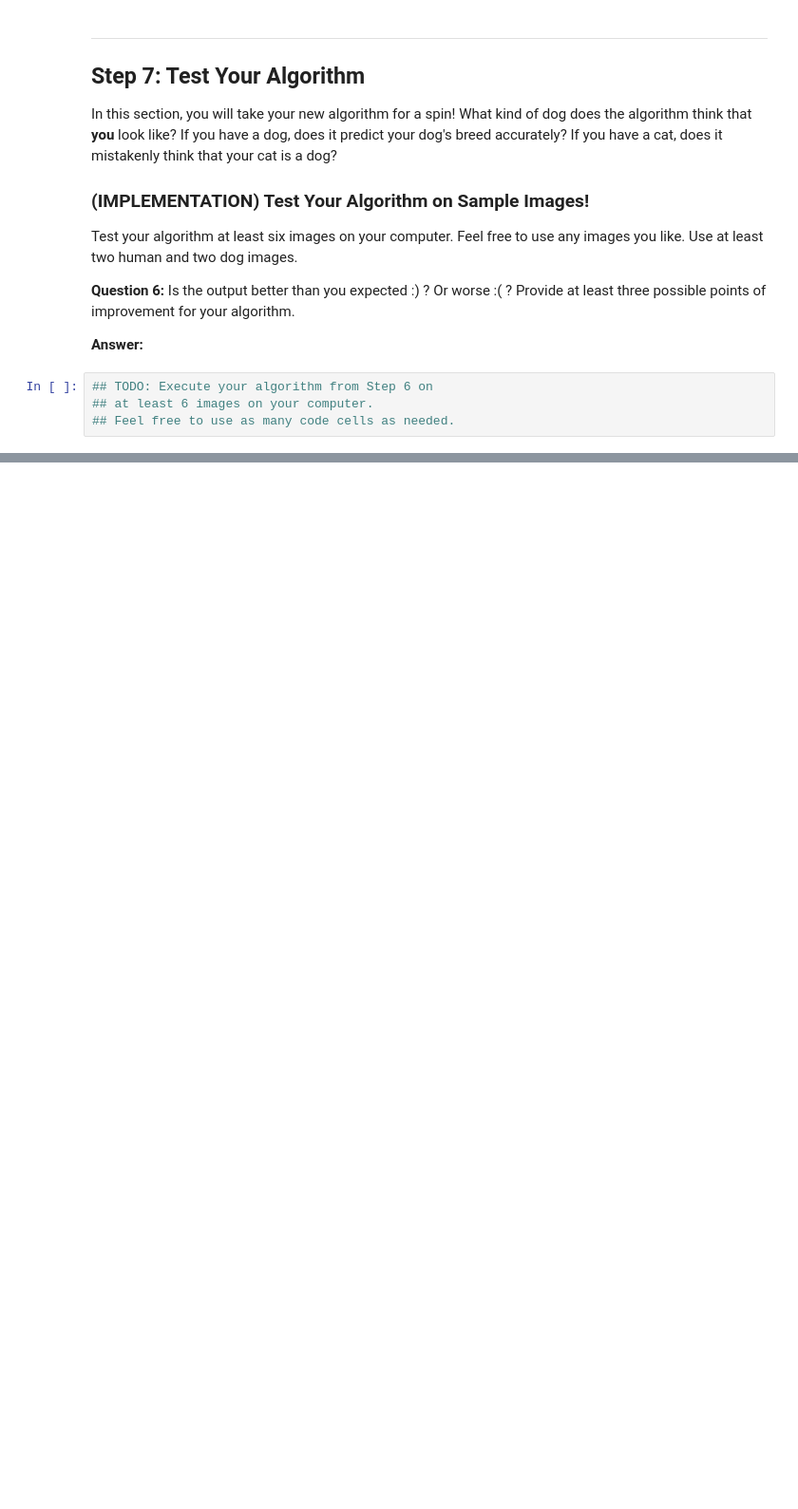
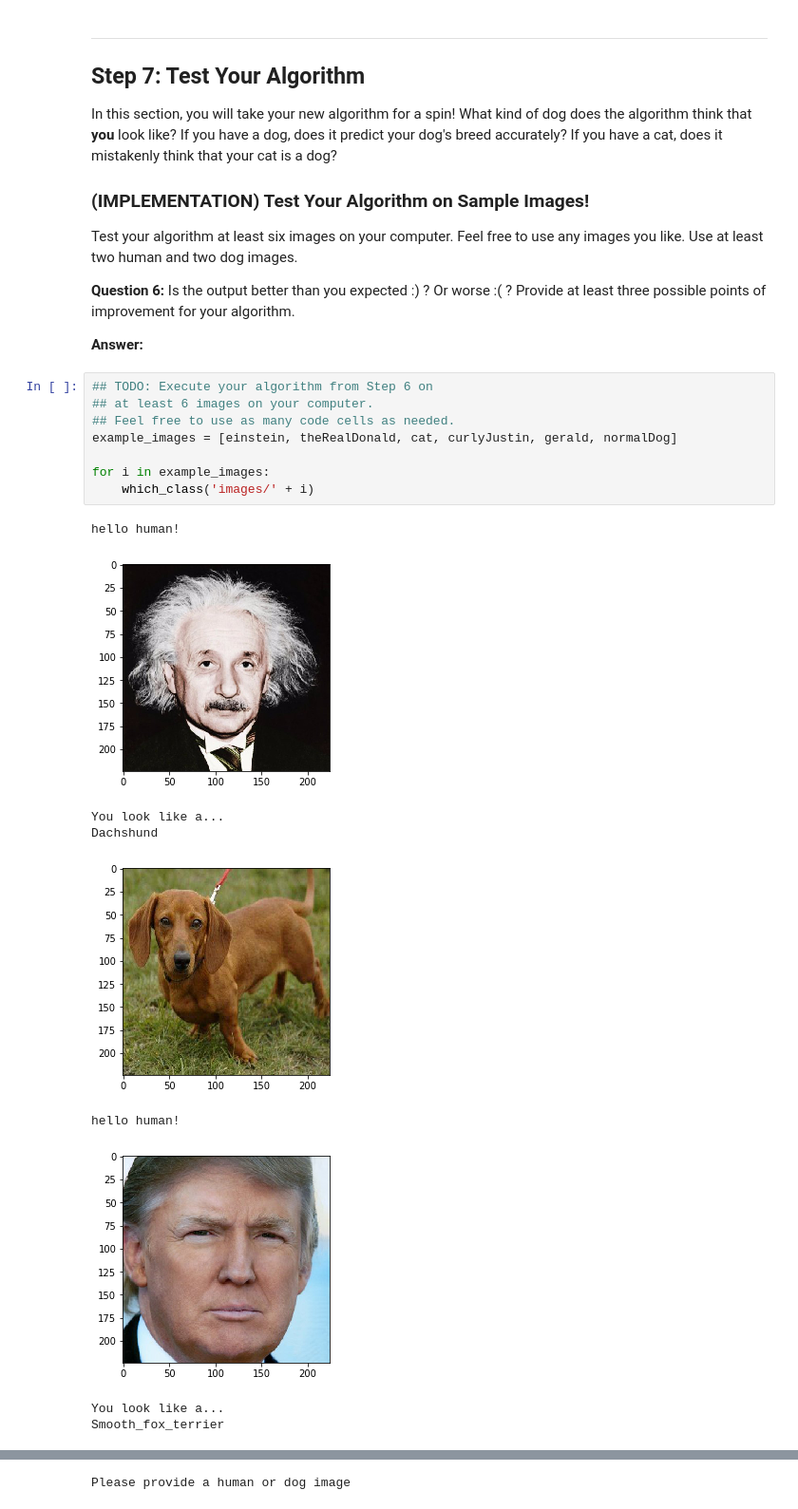
Before and after one commit to stasSajin/courses, a Jupyter notebook: udacity_deep_learning_specialization/module_2_cnn/dog-project/dog_app.ipynb, the cells around one changed output, grey strips where cells are left out. Shown at 95% size. Drawn from its saved outputs; the diff is of its cells as text; blank space fills up the shorter version.

```diff
--- a/udacity_deep_learning_specialization/module_2_cnn/dog-project/dog_app.ipynb
+++ b/udacity_deep_learning_specialization/module_2_cnn/dog-project/dog_app.ipynb
@@ -664,4 +851,18 @@ __Answer:__
 # %%
 ## TODO: Execute your algorithm from Step 6 on
 ## at least 6 images on your computer.
 ## Feel free to use as many code cells as needed.
+example_images = [einstein, theRealDonald, cat, curlyJustin, gerald, normalDog]
+
+for i in example_images:
+    which_class('images/' + i)
+# %% [output]
+hello human!
+[figure, added]
+You look like a...
+Dachshund
+[figure, added]
+hello human!
+[figure, added]
+You look like a...
+Smooth_fox_terrier
@@ -667,0 +870 @@ __Answer:__
+Please provide a human or dog image
```
Also changed, not shown: parts of 38 cells of this notebook, 8 other files.
